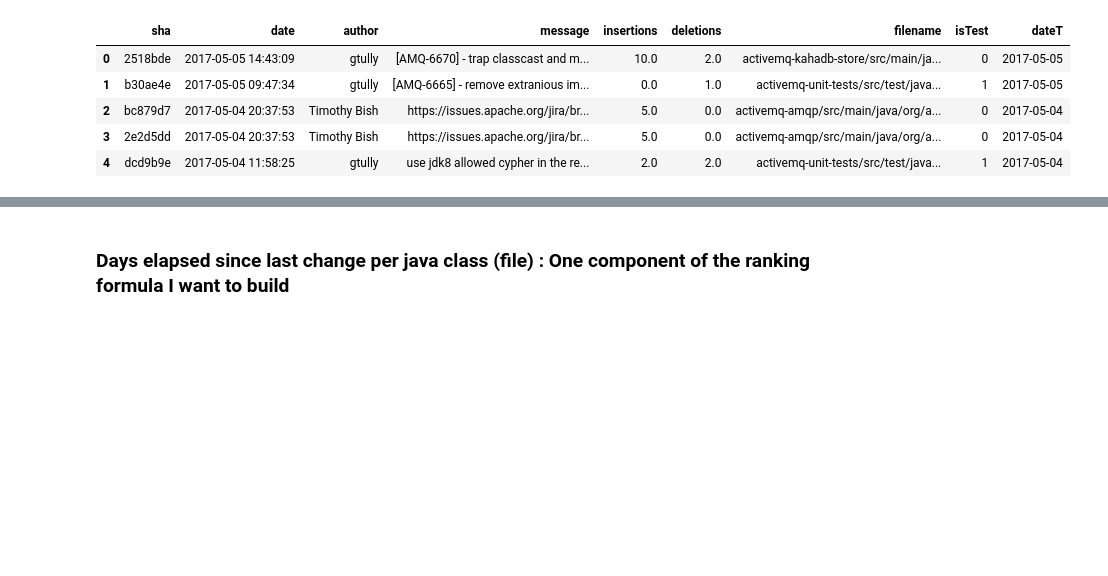
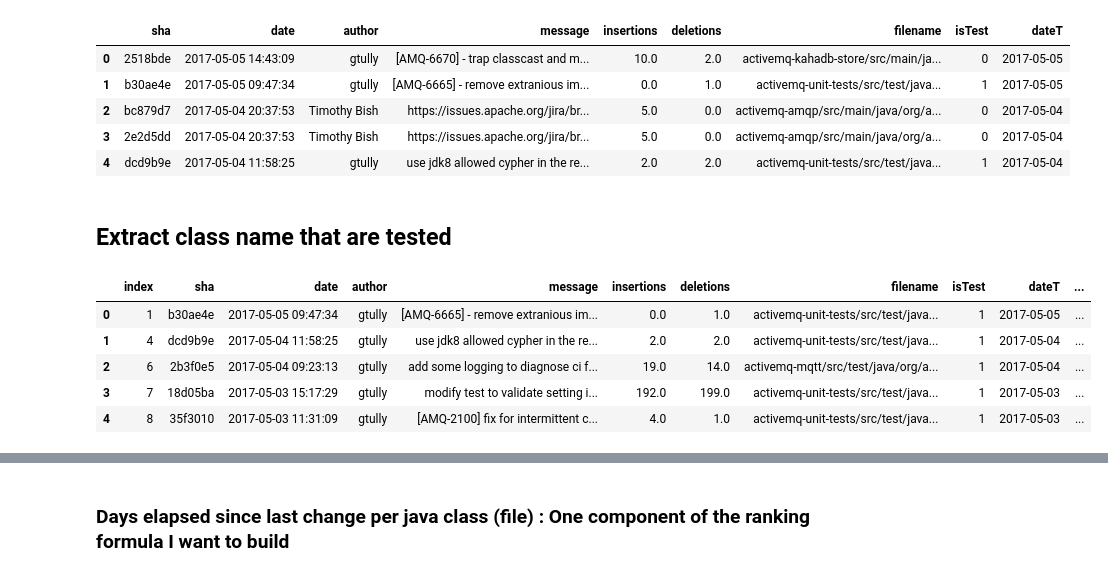
Before and after one commit to RanaivosonHerimanitra/codemining, a Jupyter notebook: AnalysisSummer2017.ipynb, the cells around one changed output, grey strips where cells are left out. Drawn from its saved outputs; the diff is of its cells as text; code cells hidden in the pictures; blank space fills up the shorter version.

```diff
--- a/AnalysisSummer2017.ipynb
+++ b/AnalysisSummer2017.ipynb
@@ -76,3 +76,21 @@ commit_data.head()
 | 2 | bc879d7 | 2017-05-04 20:37:53 | Timothy Bish | https://issues.apache.org/jira/br... | 5.0 | 0.0 | activemq-amqp/src/main/java/org/a... | 0 | 2017-05-04 |
 | 3 | 2e2d5dd | 2017-05-04 20:37:53 | Timothy Bish | https://issues.apache.org/jira/br... | 5.0 | 0.0 | activemq-amqp/src/main/java/org/a... | 0 | 2017-05-04 |
 | 4 | dcd9b9e | 2017-05-04 11:58:25 | gtully | use jdk8 allowed cypher in the re... | 2.0 | 2.0 | activemq-unit-tests/src/test/java... | 1 | 2017-05-04 |
+# %% [markdown]
+## Extract class name that are tested
+# %%
+commit_data_test= commit_data[commit_data["isTest"]==1]
+commit_data_test=commit_data_test.reset_index()
+def extract_tested_class(x):
+    x1=re.compile("Test.java$").split(x)[0]
+    x2= re.compile("/").split(x1)
+    return x2[len(x2)-1]
+commit_data_test["class"]=commit_data_test["filename"].apply(lambda x: extract_tested_class(x))
+commit_data_test.head()
+# %% [output]
+|  | index | sha | date | author | message | insertions | deletions | filename | isTest | dateT | ... |
+| 0 | 1 | b30ae4e | 2017-05-05 09:47:34 | gtully | [AMQ-6665] - remove extranious im... | 0.0 | 1.0 | activemq-unit-tests/src/test/java... | 1 | 2017-05-05 | ... |
+| 1 | 4 | dcd9b9e | 2017-05-04 11:58:25 | gtully | use jdk8 allowed cypher in the re... | 2.0 | 2.0 | activemq-unit-tests/src/test/java... | 1 | 2017-05-04 | ... |
+| 2 | 6 | 2b3f0e5 | 2017-05-04 09:23:13 | gtully | add some logging to diagnose ci f... | 19.0 | 14.0 | activemq-mqtt/src/test/java/org/a... | 1 | 2017-05-04 | ... |
+| 3 | 7 | 18d05ba | 2017-05-03 15:17:29 | gtully | modify test to validate setting i... | 192.0 | 199.0 | activemq-unit-tests/src/test/java... | 1 | 2017-05-03 | ... |
+| 4 | 8 | 35f3010 | 2017-05-03 11:31:09 | gtully | [AMQ-2100] fix for intermittent c... | 4.0 | 1.0 | activemq-unit-tests/src/test/java... | 1 | 2017-05-03 | ... |
```
Also changed, not shown: parts of 10 cells of this notebook.
